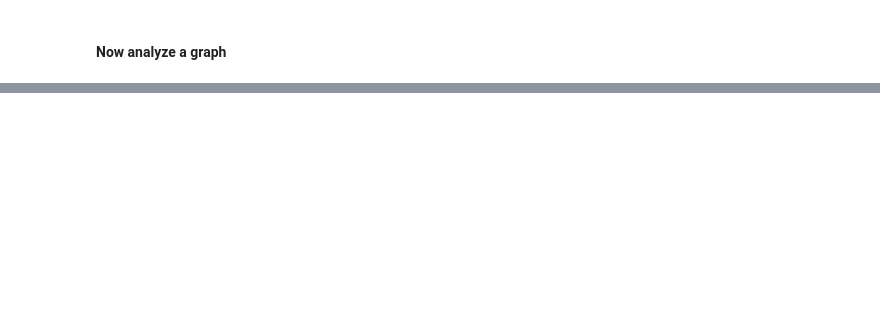
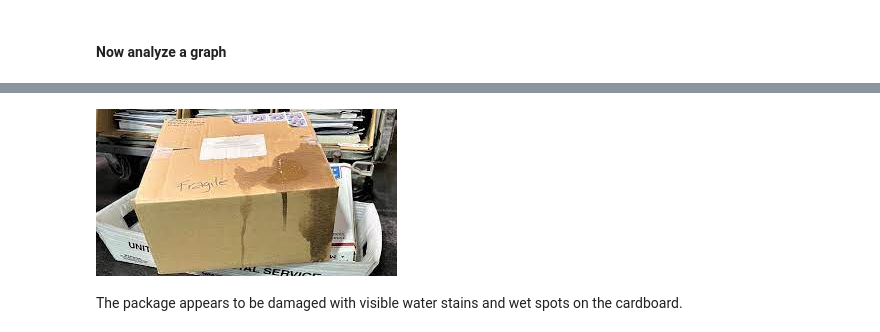
Before and after one commit to denisa-ms/azure-openai-code-samples, a Jupyter notebook: GPT4o/Use GPT4o with images.ipynb, the cells around one changed output, grey strips where cells are left out. Saved outputs shown, nothing was run; the diff lists cells and outputs as text; code cells hidden in the pictures; blank space fills up the shorter version.

```diff
--- a/GPT4o/Use GPT4o with images.ipynb
+++ b/GPT4o/Use GPT4o with images.ipynb
@@ -142,0 +101,9 @@ The year 2013 had the least number of Major Hurricanes, with none recorded.
+# %%
+IMAGE_PATH = "./data/damaged4.jpg"
+base64_image = encode_image(IMAGE_PATH)
+display(Image(IMAGE_PATH))
+result = ask_question(base64_image, "Is the package damaged? Describe the damage in 1 sentence")
+display(HTML(result))
+# %% [output]
+[figure, added]
+The package appears to be damaged with visible water stains and wet spots on the cardboard.
```
Also changed, not shown: parts of 18 cells of this notebook, 33 other files.
